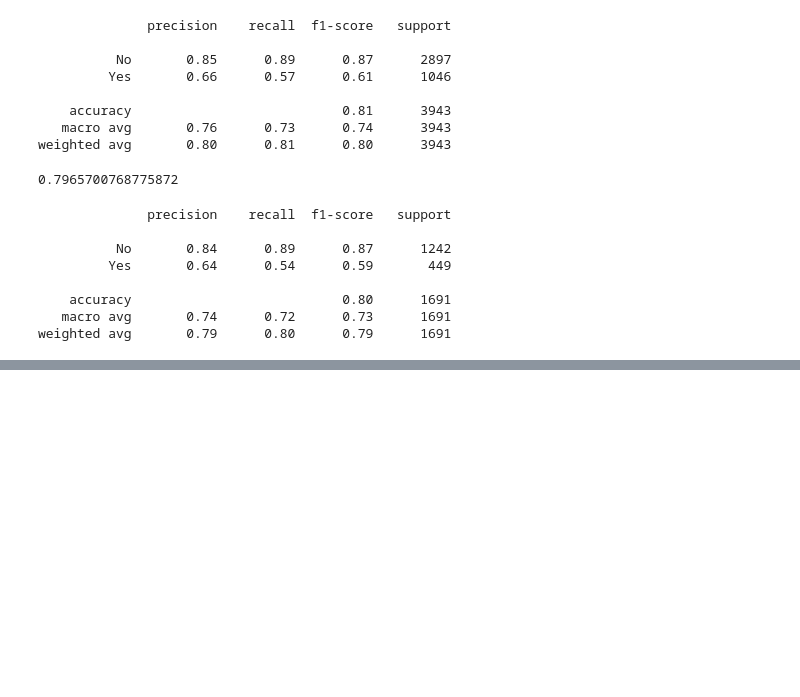
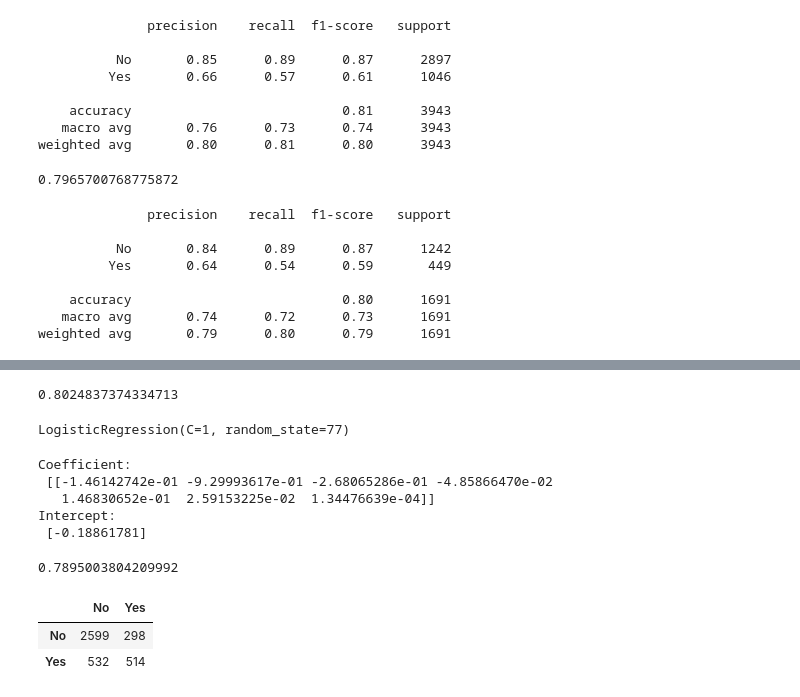
Before and after one commit to akonstans/Classification_Project, a Jupyter notebook: models1.ipynb, the cells around one changed output, grey strips where cells are left out. Drawn from its saved outputs; the diff is of its cells as text; code cells hidden in the pictures; blank space fills up the shorter version.

```diff
--- a/models1.ipynb
+++ b/models1.ipynb
@@ -179,0 +223,32 @@ weighted avg       0.79      0.80      0.79      1691
+# %%
+rf.score(X_val, y_val)
+# %% [output]
+0.8024837374334713
+# %%
+logit = LogisticRegression(C=1, random_state=77, intercept_scaling=1, solver='lbfgs')
+# %%
+logit.fit(X_train, y_train)
+# %% [output]
+LogisticRegression(C=1, random_state=77)
+# %%
+print('Coefficient: \n', logit.coef_)
+print('Intercept: \n', logit.intercept_)
+# %% [output]
+Coefficient:
+ [[-1.46142742e-01 -9.29993617e-01 -2.68065286e-01 -4.85866470e-02
+   1.46830652e-01  2.59153225e-02  1.34476639e-04]]
+Intercept:
+ [-0.18861781]
+# %%
+y_pred = logit.predict(X_train)
+# %%
+logit.score(X_train, y_train)
+# %% [output]
+0.7895003804209992
+# %%
+labels = sorted(y_train.unique())
+pd.DataFrame(confusion_matrix(y_train, y_pred), index=labels, columns=labels)
+# %% [output]
+|  | No | Yes |
+| No | 2599 | 298 |
+| Yes | 532 | 514 |
```
Also changed, not shown: parts of 11 cells of this notebook, 1 other file.
